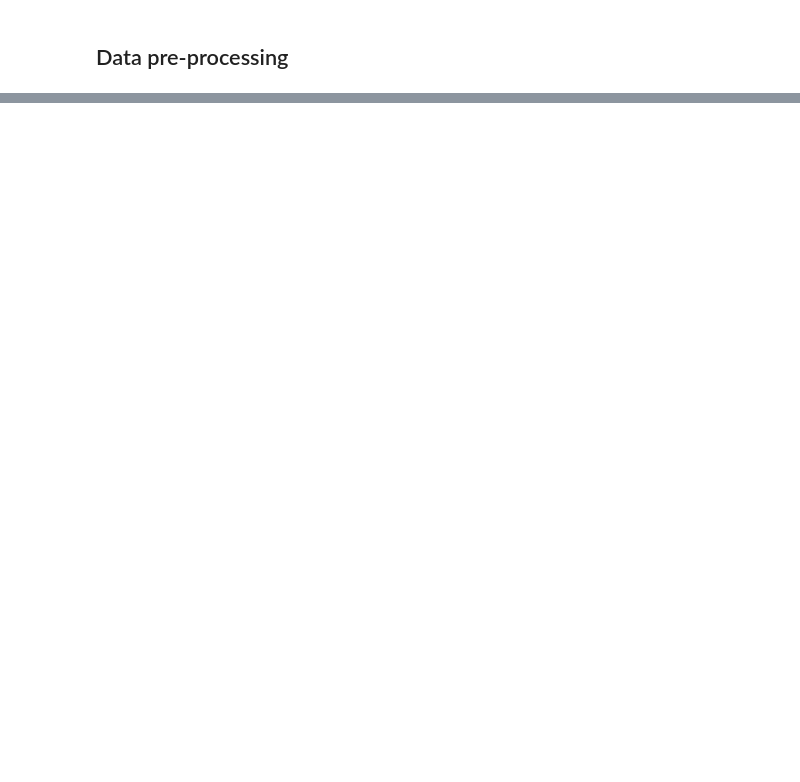
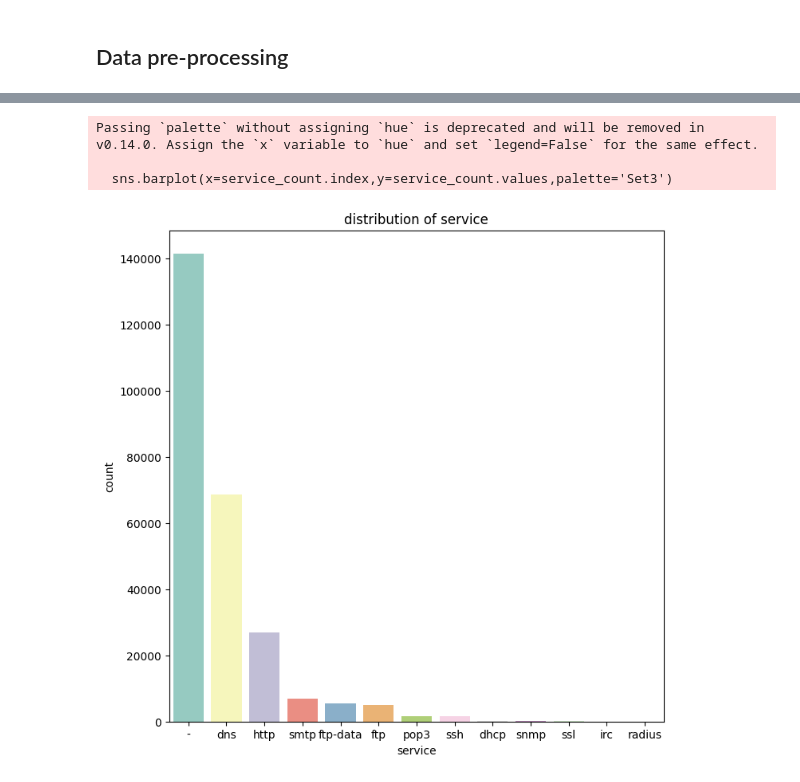
Before and after one commit to OluEgwudike/COMPARATIVE-ANALYSIS-OF-SUPERVISED-AND-ENSEMBLE-MODEL-FOR-DETECTING-MALICIOUS-ACTIVITIES, a Jupyter notebook: malicious_detection.ipynb, the cells around one changed output, grey strips where cells are left out. Drawn from its saved outputs; the diff is of its cells as text; code cells hidden in the pictures; blank space fills up the shorter version.

```diff
--- a/malicious_detection.ipynb
+++ b/malicious_detection.ipynb
@@ -28,0 +25,5 @@ df.head()
+# %%
+train_data = '/content/drive/MyDrive/UNSW_NB15_training-set.xls'
+test_data = '/content/drive/MyDrive/UNSW_NB15_testing-set.xls'
+df_train = pd.read_csv(train_data)
+df_test = pd.read_csv(test_data)
@@ -302,0 +144,6 @@ dtype: int64
+# %%
+df_train['label']='df_train'
+df_test['label']='df_test'
+# %%
+data=pd.concat([df_train,df_test])
+data.shape
@@ -302,0 +154,2 @@ dtype: int64
+# %%
+service_count=data['service'].value_counts()
@@ -302,0 +175,13 @@ dtype: int64
+# %%
+## plotting a bar chart
+fig = plt.figure(figsize=(8,8))
+sns.barplot(x=service_count.index,y=service_count.values,palette='Set3')
+plt.title('distribution of service')
+plt.xlabel('service')
+plt.ylabel('count')
+plt.show()
+# %% [output]
+Passing `palette` without assigning `hue` is deprecated and will be removed in v0.14.0. Assign the `x` variable to `hue` and set `legend=False` for the same effect.
+
+  sns.barplot(x=service_count.index,y=service_count.values,palette='Set3')
+[figure, added]
```
Also changed, not shown: parts of 75 cells of this notebook.
